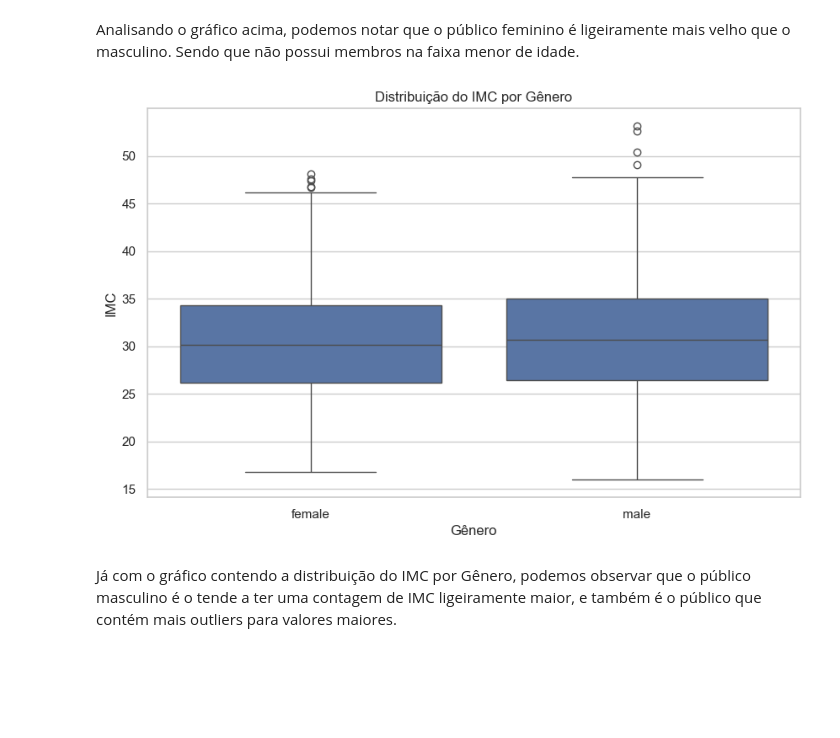
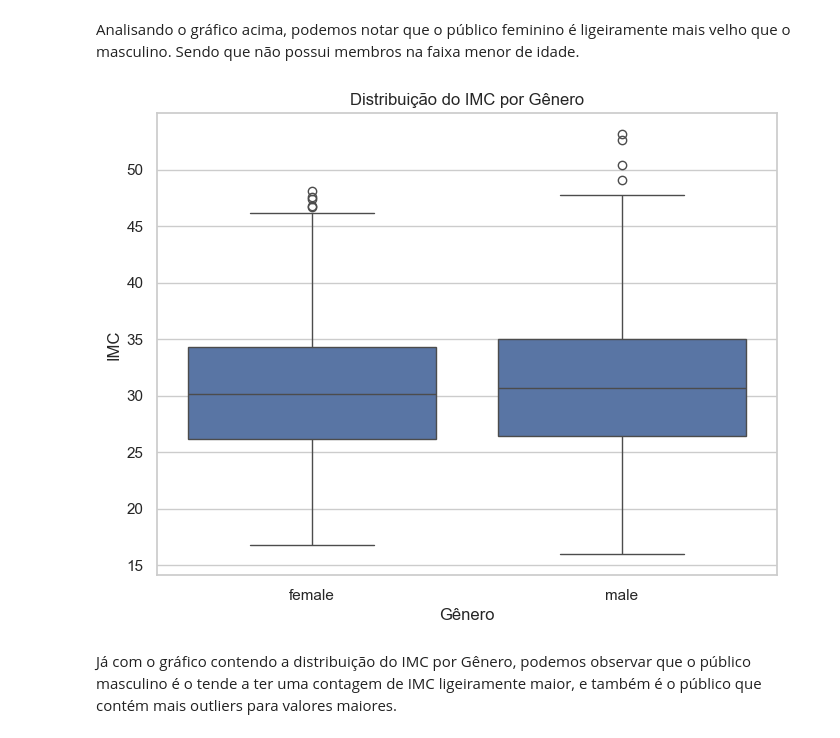
Before and after one commit to MatheusTalpe/TechChallengeFiap, a Jupyter notebook: tech_challenge.ipynb, the cells around one changed output. Saved outputs shown, nothing was run; the diff lists cells and outputs as text; code cells hidden in the pictures; blank space fills up the shorter version.

```diff
--- a/tech_challenge.ipynb
+++ b/tech_challenge.ipynb
@@ -95,14 +102,14 @@ plt.show()
 Analisando o gráfico acima, podemos notar que o público feminino é ligeiramente mais velho que o masculino. Sendo que não possui membros na faixa menor de idade.
 # %%
 # Boxplot do IMC por gênero
-plt.figure(figsize=(10, 6))
+plt.figure(figsize=(8, 6))
 sns.boxplot(x='sex', y='bmi', data=df)
 plt.title('Distribuição do IMC por Gênero')
 plt.xlabel('Gênero')
 plt.ylabel('IMC')
 plt.show()
 # %% [output]
-[figure, old version]
+[figure, new version]
 # %% [markdown]
 Já com o gráfico contendo a distribuição do IMC por Gênero, podemos observar que o público masculino é o tende a ter uma contagem de IMC ligeiramente maior, e também é o público que contém mais outliers para valores maiores.
 # %%
```
Also changed, not shown: parts of 40 cells of this notebook.
